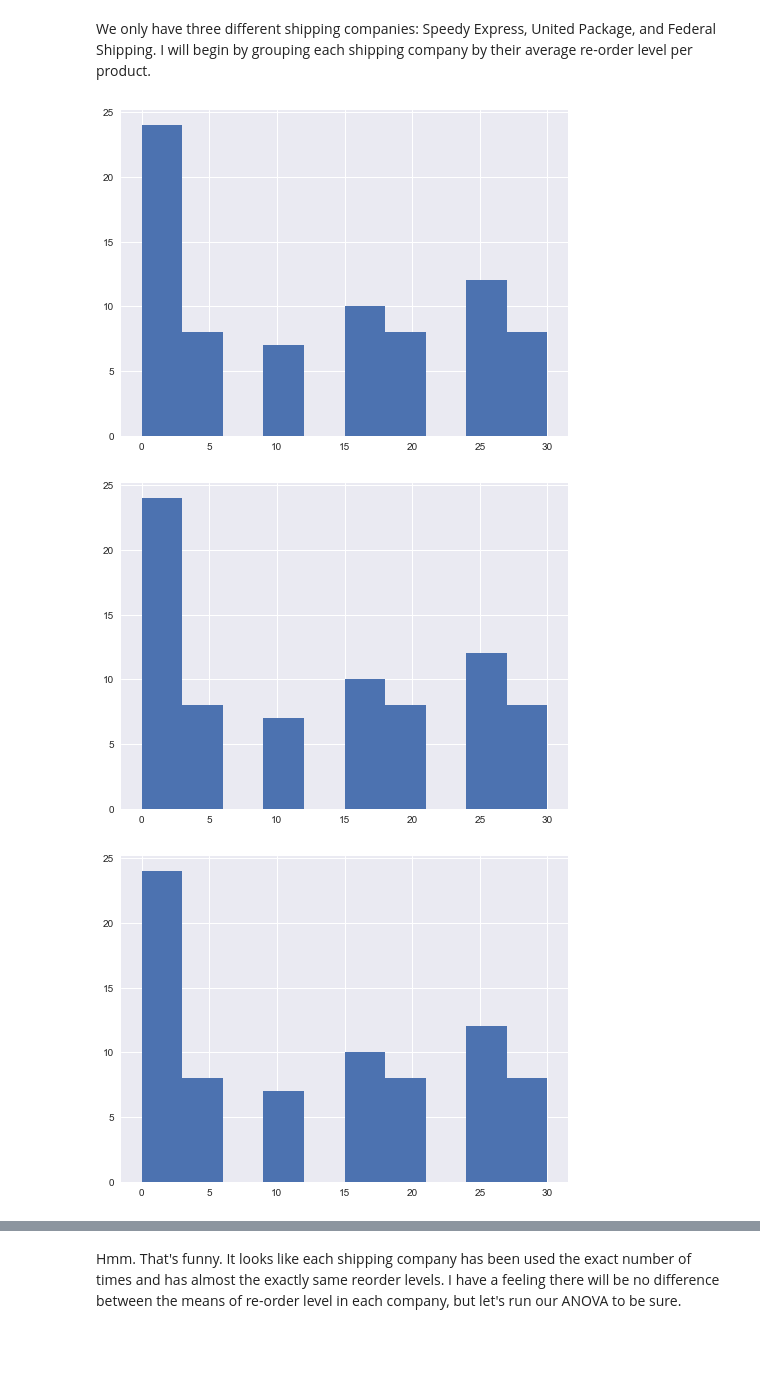
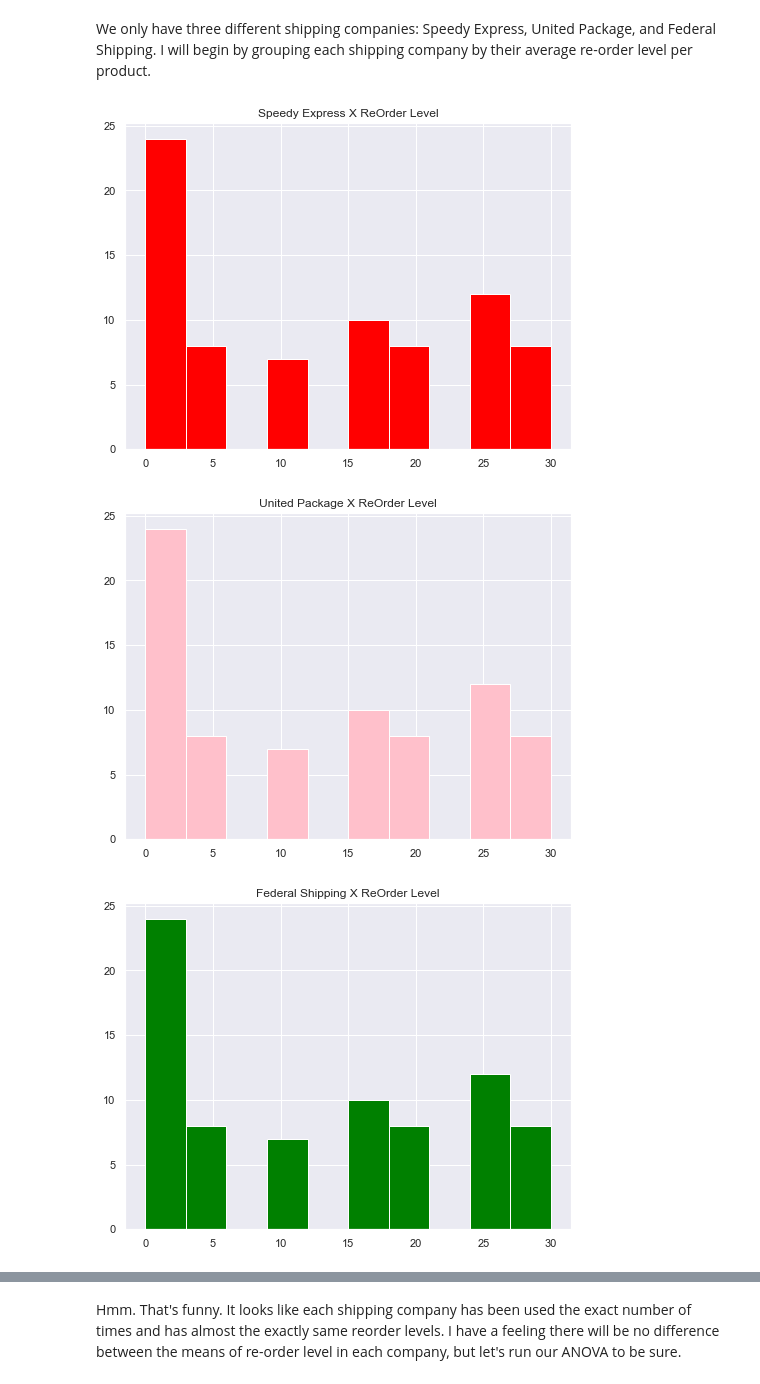
Before and after one commit to emilypfeifer/NorthWind, a Jupyter notebook: student.ipynb, the cells around one changed output, grey strips where cells are left out. Drawn from its saved outputs; the diff is of its cells as text; code cells hidden in the pictures; blank space fills up the shorter version.

```diff
--- a/student.ipynb
+++ b/student.ipynb
@@ -746,11 +777,15 @@ federal = data_Q4[data_Q4['CompanyName'] == 'Federal Shipping'].groupby('Product
 # %%
-speedy.hist(figsize=(8,6))
+#creating histograms for each company
+speedy.hist(figsize=(8,6), color ='red') #speedy will be red
+plt.title('Speedy Express X ReOrder Level')
 plt.show()
-united.hist(figsize=(8,6))
+united.hist(figsize=(8,6), color ='pink') #united is pink
+plt.title('United Package X ReOrder Level')
 plt.show()
-federal.hist(figsize=(8,6))
+federal.hist(figsize=(8,6), color = 'green') #federal is green
+plt.title('Federal Shipping X ReOrder Level')
 plt.show()
 # %% [output]
-[figure, old version]
+[figure, new version]
-[figure, old version]
+[figure, new version]
-[figure, old version]
+[figure, new version]
```
Also changed, not shown: parts of 36 cells of this notebook.
